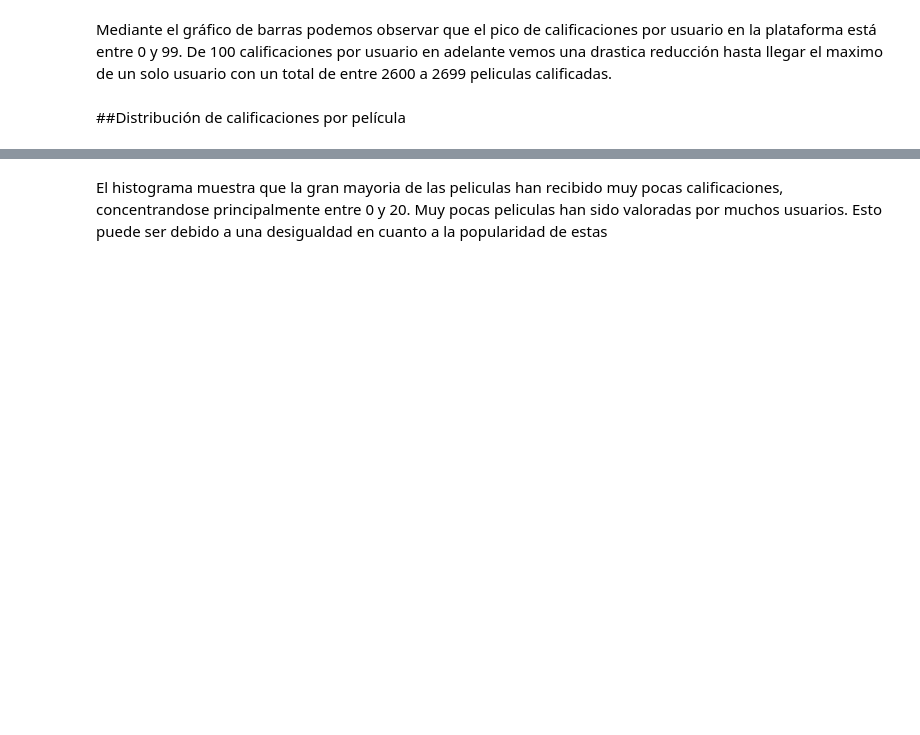
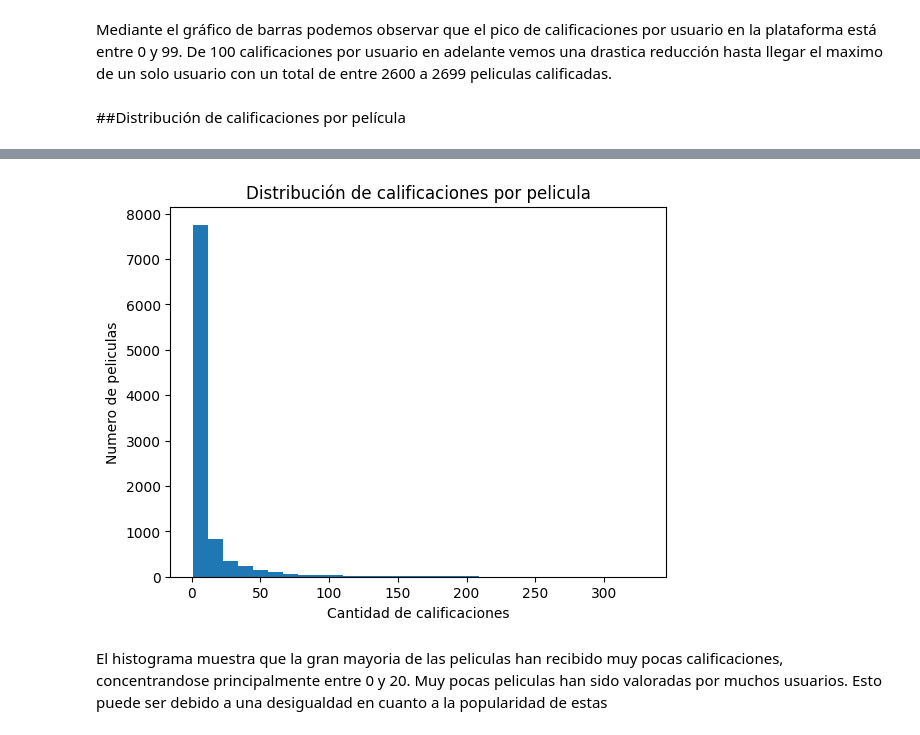
Before and after one commit to ValentinaJimenezTorres/A3_marketing, a Jupyter notebook: b_exploracion_limpieza.ipynb, the cells around one changed output, grey strips where cells are left out. Cells and saved outputs as stored; diff of their text form; code cells hidden in the pictures; blank space fills up the shorter version.

```diff
--- a/b_exploracion_limpieza.ipynb
+++ b/b_exploracion_limpieza.ipynb
@@ -400,5 +417,13 @@ fig7.show()
 # %% [output]
 [interactive output not drawn]
+# %%
+figg3 = plt.hist(movie_ratings['cnt_rating'], bins=30)
+plt.xlabel('Cantidad de calificaciones')
+plt.ylabel('Numero de peliculas')
+plt.title('Distribución de calificaciones por pelicula')
+plt.show()
+# %% [output]
+[figure, added]
 # %% [markdown]
 El histograma muestra que la gran mayoria de las peliculas han recibido muy pocas calificaciones, concentrandose principalmente entre 0 y 20. Muy pocas peliculas han sido valoradas por muchos usuarios. Esto puede ser debido a una desigualdad en cuanto a la popularidad de estas
 # %% [markdown]
```
Also changed, not shown: parts of 40 cells of this notebook, 2 other files.
